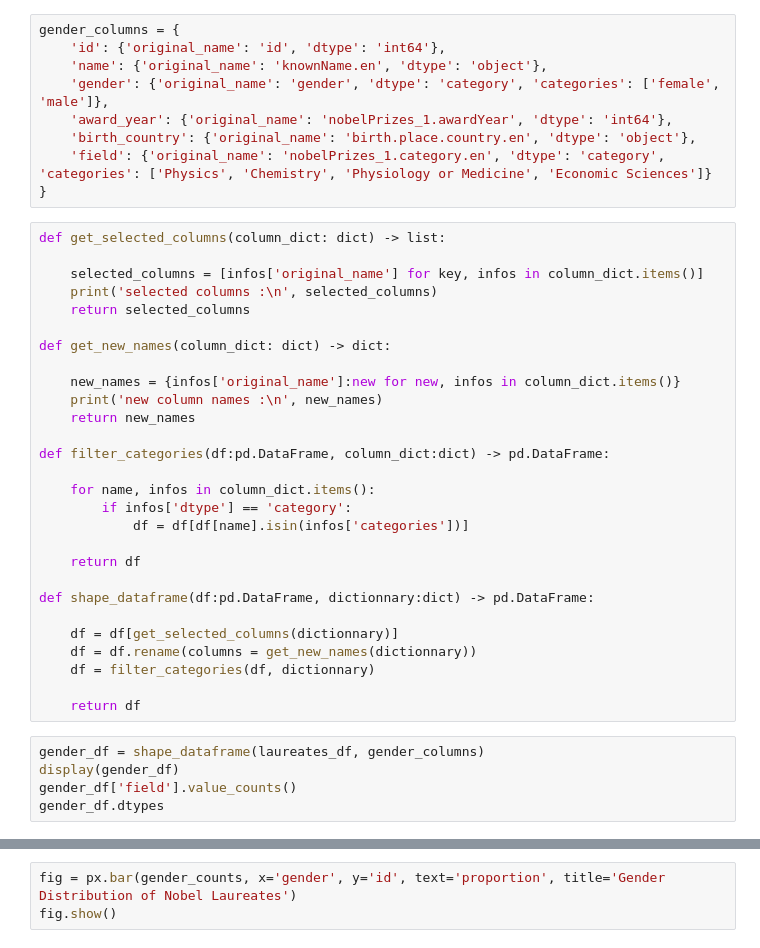
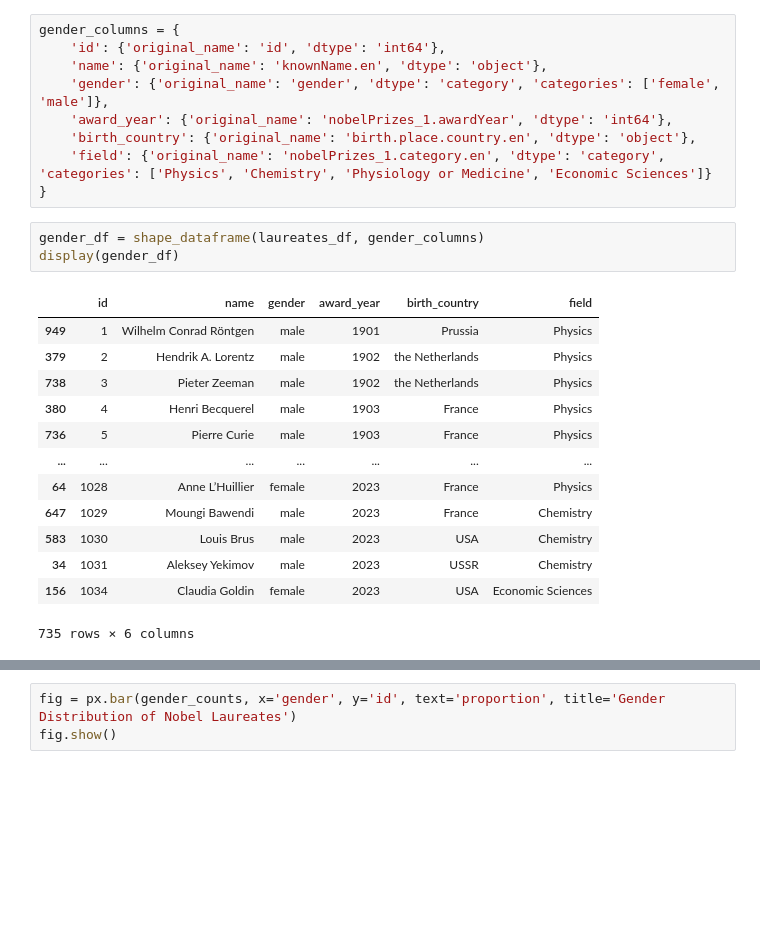
Before and after one commit to Bluceli168/IH-API-Project, a Jupyter notebook: main.ipynb, the cells around one changed output, grey strips where cells are left out. Drawn from its saved outputs; the diff is of its cells as text; blank space fills up the shorter version.

```diff
--- a/main.ipynb
+++ b/main.ipynb
@@ -109,39 +110,23 @@ gender_columns = {
     'birth_country': {'original_name': 'birth.place.country.en', 'dtype': 'object'},
     'field': {'original_name': 'nobelPrizes_1.category.en', 'dtype': 'category', 'categories': ['Physics', 'Chemistry', 'Physiology or Medicine', 'Economic Sciences']}
 }
-# %%
-def get_selected_columns(column_dict: dict) -> list:
-
-    selected_columns = [infos['original_name'] for key, infos in column_dict.items()]
-    print('selected columns :\n', selected_columns)
-    return selected_columns
-
-def get_new_names(column_dict: dict) -> dict:
-
-    new_names = {infos['original_name']:new for new, infos in column_dict.items()}
-    print('new column names :\n', new_names)
-    return new_names
-
-def filter_categories(df:pd.DataFrame, column_dict:dict) -> pd.DataFrame:
-
-    for name, infos in column_dict.items():
-        if infos['dtype'] == 'category':
-            df = df[df[name].isin(infos['categories'])]
-
-    return df
-
-def shape_dataframe(df:pd.DataFrame, dictionnary:dict) -> pd.DataFrame:
-
-    df = df[get_selected_columns(dictionnary)]
-    df = df.rename(columns = get_new_names(dictionnary))
-    df = filter_categories(df, dictionnary)
-
-    return df
 # %%
 gender_df = shape_dataframe(laureates_df, gender_columns)
 display(gender_df)
-gender_df['field'].value_counts()
-gender_df.dtypes
+# %% [output]
+|  | id | name | gender | award_year | birth_country | field |
+| 949 | 1 | Wilhelm Conrad Röntgen | male | 1901 | Prussia | Physics |
+| 379 | 2 | Hendrik A. Lorentz | male | 1902 | the Netherlands | Physics |
+| 738 | 3 | Pieter Zeeman | male | 1902 | the Netherlands | Physics |
+| 380 | 4 | Henri Becquerel | male | 1903 | France | Physics |
+| 736 | 5 | Pierre Curie | male | 1903 | France | Physics |
+| ... | ... | ... | ... | ... | ... | ... |
+| 64 | 1028 | Anne L’Huillier | female | 2023 | France | Physics |
+| 647 | 1029 | Moungi Bawendi | male | 2023 | France | Chemistry |
+| 583 | 1030 | Louis Brus | male | 2023 | USA | Chemistry |
+| 34 | 1031 | Aleksey Yekimov | male | 2023 | USSR | Chemistry |
+| 156 | 1034 | Claudia Goldin | female | 2023 | USA | Economic Sciences |
+735 rows × 6 columns
 # %%
 gender_counts = gender_df.groupby('gender').aggregate({'id': 'count'}).reset_index()
 gender_counts['proportion'] = gender_counts['id'] / gender_counts['id'].sum()
```
Also changed, not shown: parts of 10 cells of this notebook, 1 other file.
